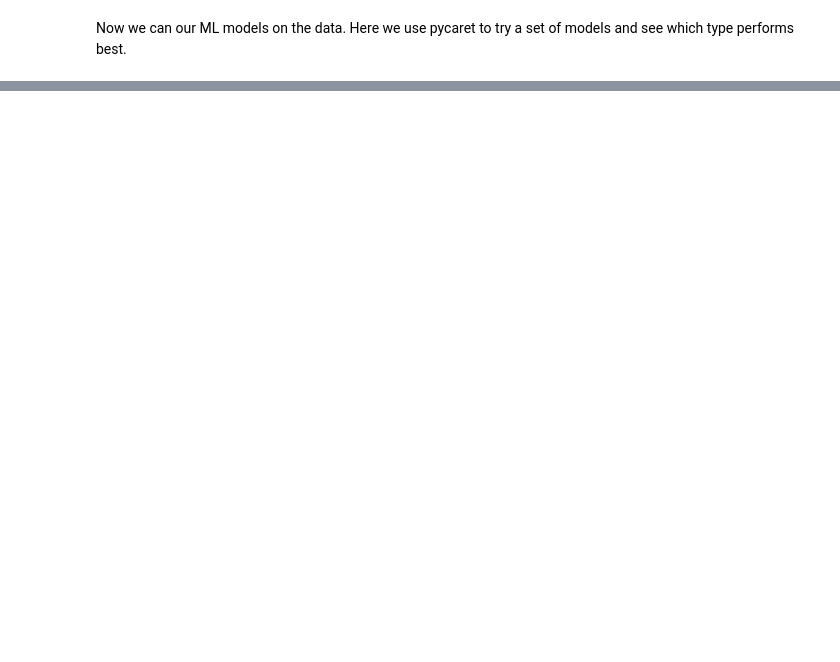
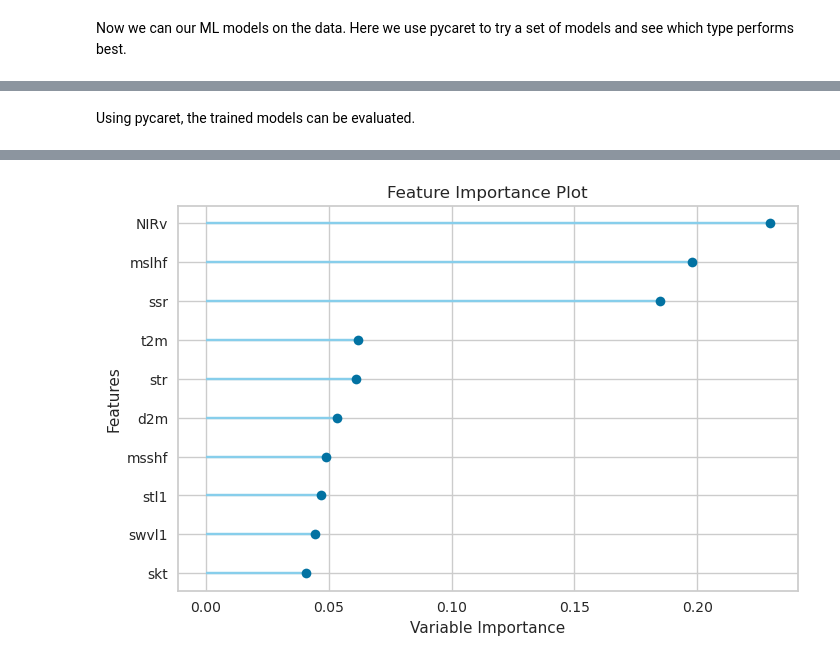
Before and after one commit to EXCITED-CO2/excited-workflow, a Jupyter notebook: workflow_carbon_tracker.ipynb, the cells around one changed output, grey strips where cells are left out. Cells and saved outputs as stored; diff of their text form; code cells hidden in the pictures; blank space fills up the shorter version.

```diff
--- a/workflow_carbon_tracker.ipynb
+++ b/workflow_carbon_tracker.ipynb
@@ -272 +155,6 @@ See the caveats in the documentation: https://pandas.pydata.org/pandas-docs/stab
 [interactive output not drawn]
+# %% [markdown]
+Using pycaret, the trained models can be evaluated.
+# %%
+pycs.plot_model(best[0], plot="feature")
+# %% [output]
@@ -272,0 +162 @@ See the caveats in the documentation: https://pandas.pydata.org/pandas-docs/stab
+[figure, added]
```
Also changed, not shown: parts of 35 cells of this notebook.
